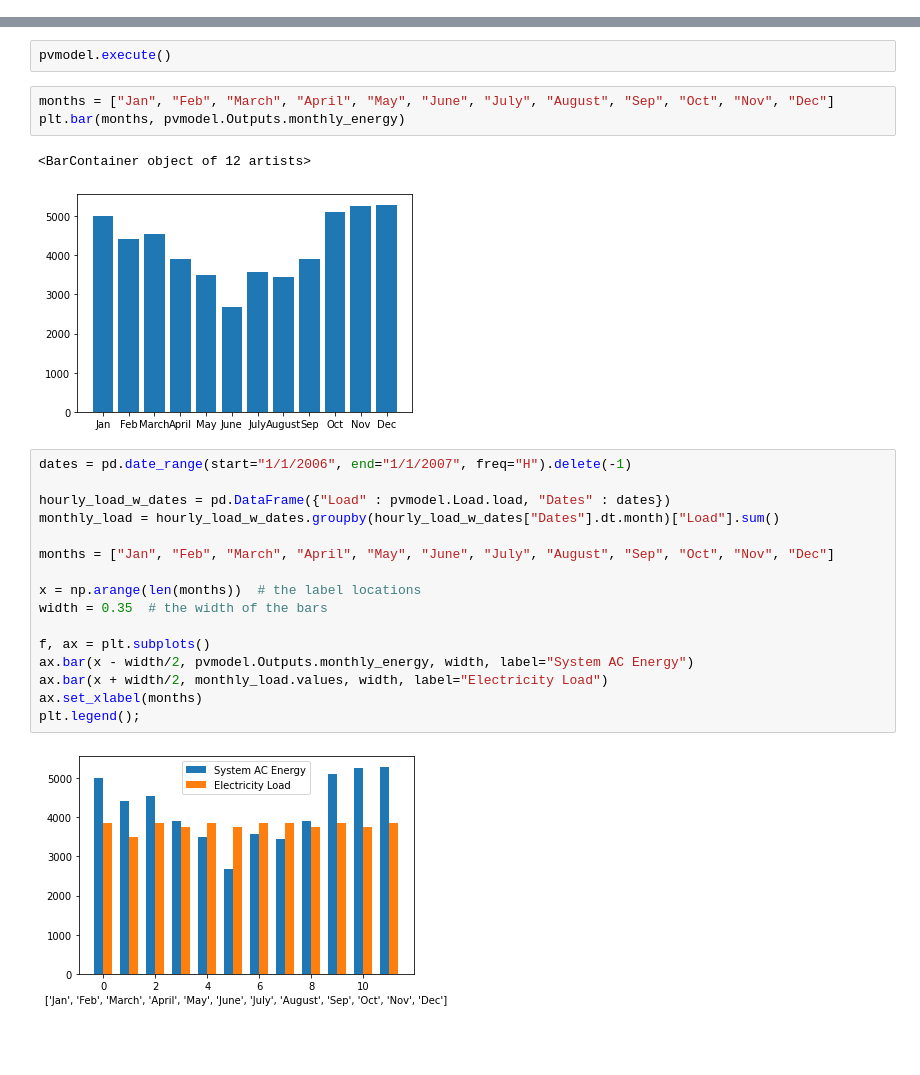
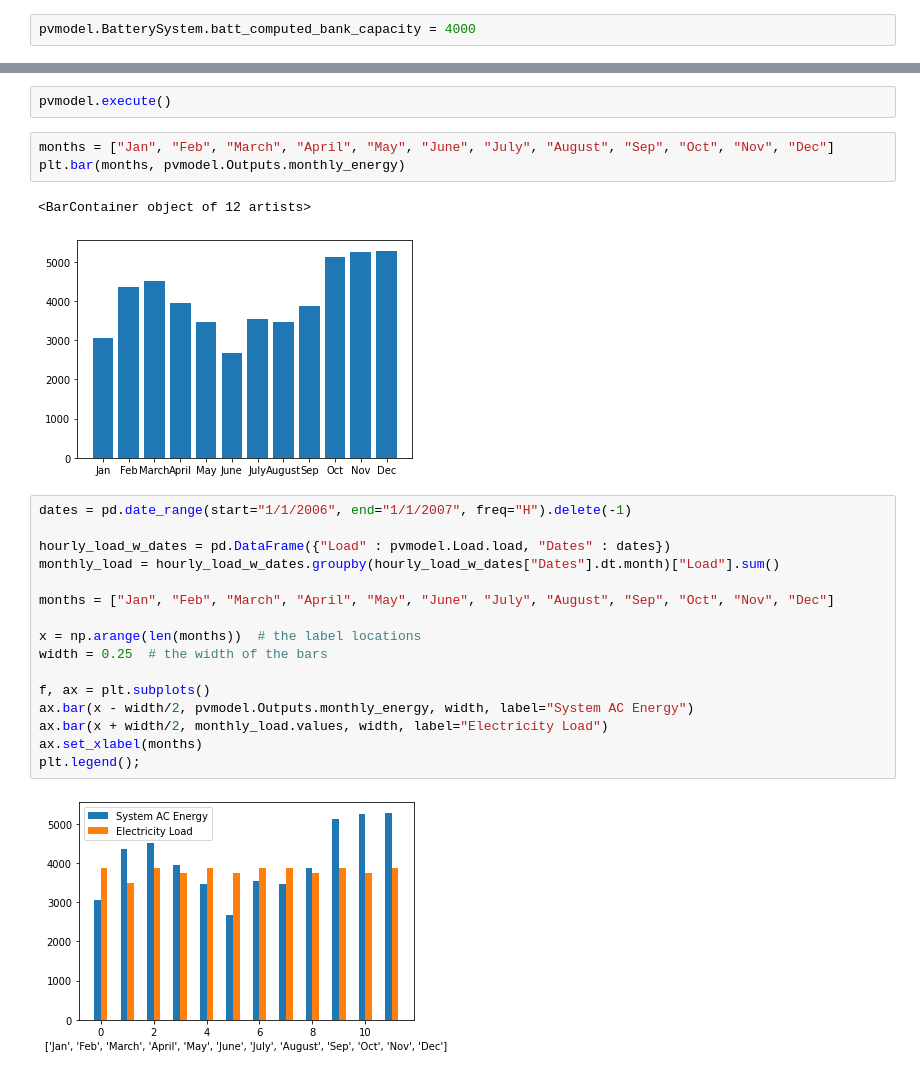
Before and after one commit to UW-GRID/PV_sizing, a Jupyter notebook: ipynb/pysam_model.ipynb, the cells around one changed output, grey strips where cells are left out. Saved outputs shown, nothing was run; the diff lists cells and outputs as text; blank space fills up the shorter version.

Commit message:
new changes to model - see final DC output plot

```diff
--- a/ipynb/pysam_model.ipynb
+++ b/ipynb/pysam_model.ipynb
@@ -81,3 +65,5 @@ pvmodel.InverterCECDatabase.export()
 pvmodel.SystemDesign.inverter_count = 10.
 pvmodel.SystemDesign.subarray1_modules_per_string = 10.
 pvmodel.SystemDesign.subarray1_nstrings = 10.
+# %%
+pvmodel.BatterySystem.batt_computed_bank_capacity = 4000
@@ -88,22 +94,22 @@ months = ["Jan", "Feb", "March", "April", "May", "June", "July", "August", "Sep"
 plt.bar(months, pvmodel.Outputs.monthly_energy)
 # %% [output]
 <BarContainer object of 12 artists>
-[figure, old version]
+[figure, new version]
 # %%
 dates = pd.date_range(start="1/1/2006", end="1/1/2007", freq="H").delete(-1)
 
 hourly_load_w_dates = pd.DataFrame({"Load" : pvmodel.Load.load, "Dates" : dates})
 monthly_load = hourly_load_w_dates.groupby(hourly_load_w_dates["Dates"].dt.month)["Load"].sum()
 
 months = ["Jan", "Feb", "March", "April", "May", "June", "July", "August", "Sep", "Oct", "Nov", "Dec"]
 
 x = np.arange(len(months))  # the label locations
-width = 0.35  # the width of the bars
+width = 0.25  # the width of the bars
 
 f, ax = plt.subplots()
 ax.bar(x - width/2, pvmodel.Outputs.monthly_energy, width, label="System AC Energy")
 ax.bar(x + width/2, monthly_load.values, width, label="Electricity Load")
 ax.set_xlabel(months)
 plt.legend();
 # %% [output]
-[figure, old version]
+[figure, new version]
```
Also changed, not shown: parts of 12 cells of this notebook.
